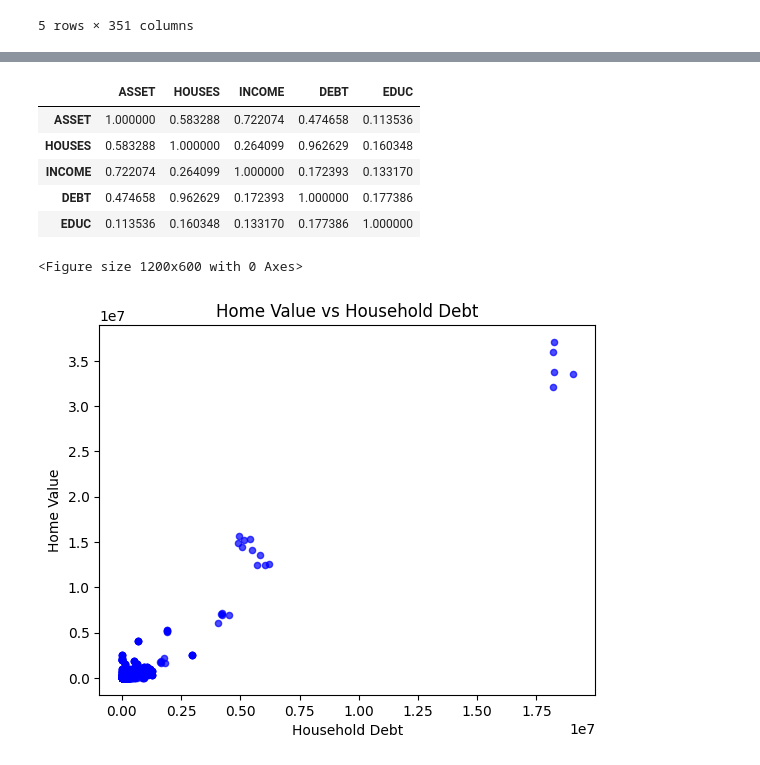
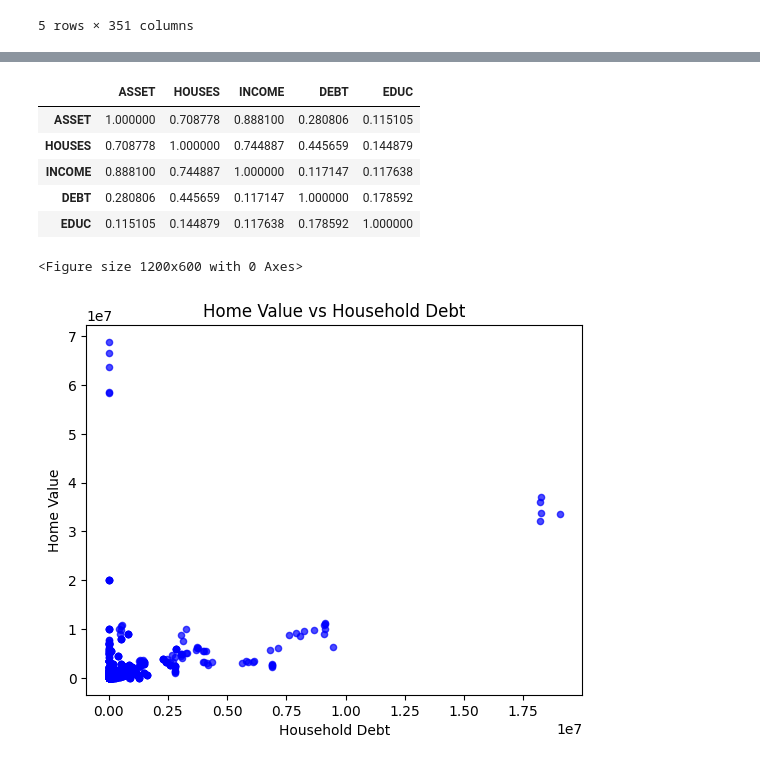
Before and after one commit to Anuska111/SCFP2019-, a Jupyter notebook: SCFP2019.ipynb, the cells around one changed output, grey strips where cells are left out. Cells and saved outputs as stored; diff of their text form; code cells hidden in the pictures.

```diff
--- a/SCFP2019.ipynb
+++ b/SCFP2019.ipynb
@@ -117,23 +129,23 @@ corr.style.background_gradient(axis=None)
 # %%
-corr_fear=df_fear[columns].corr()
+corr_fear=df[columns].corr()
 corr_fear.style.background_gradient(axis=None)
 # %% [output]
 |  | ASSET | HOUSES | INCOME | DEBT | EDUC |
-| ASSET | 1.000000 | 0.583288 | 0.722074 | 0.474658 | 0.113536 |
-| HOUSES | 0.583288 | 1.000000 | 0.264099 | 0.962629 | 0.160348 |
-| INCOME | 0.722074 | 0.264099 | 1.000000 | 0.172393 | 0.133170 |
-| DEBT | 0.474658 | 0.962629 | 0.172393 | 1.000000 | 0.177386 |
-| EDUC | 0.113536 | 0.160348 | 0.133170 | 0.177386 | 1.000000 |
+| ASSET | 1.000000 | 0.708778 | 0.888100 | 0.280806 | 0.115105 |
+| HOUSES | 0.708778 | 1.000000 | 0.744887 | 0.445659 | 0.144879 |
+| INCOME | 0.888100 | 0.744887 | 1.000000 | 0.117147 | 0.117638 |
+| DEBT | 0.280806 | 0.445659 | 0.117147 | 1.000000 | 0.178592 |
+| EDUC | 0.115105 | 0.144879 | 0.117638 | 0.178592 | 1.000000 |
 # %%
 plt.figure(figsize=(12,6))
-df_fear.plot.scatter(x='DEBT',y="HOUSES",c='blue',alpha=0.7,marker='o')
+df.plot.scatter(x='DEBT',y="HOUSES",c='blue',alpha=0.7,marker='o')
 plt.xlabel('Household Debt')
 plt.ylabel('Home Value')
 plt.title('Home Value vs Household Debt')
 plt.show()
 # %% [output]
 <Figure size 1200x600 with 0 Axes>
-[figure, old version]
+[figure, new version]
 # %%
 df["TURNFEAR"].value_counts()
 # %% [output]
```
Also changed, not shown: parts of 13 cells of this notebook.
